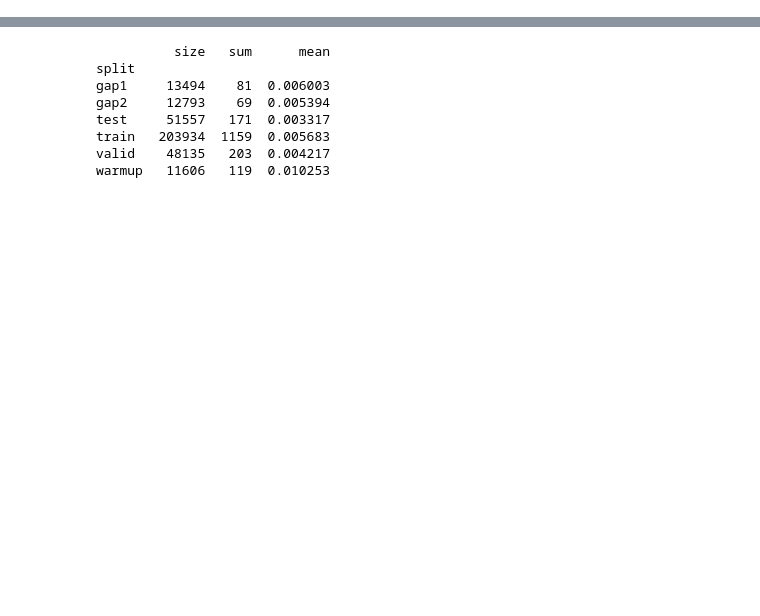
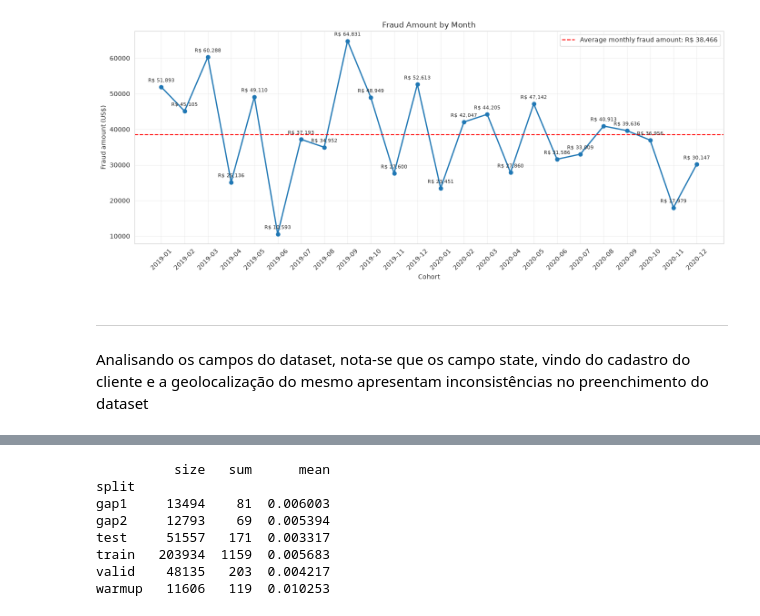
Before and after one commit to bmservilha/nuvemshop_case, a Jupyter notebook: notebooks/1_EDA.ipynb, the cells around one changed output, grey strips where cells are left out. Saved outputs shown, nothing was run; the diff lists cells and outputs as text; code cells hidden in the pictures; blank space fills up the shorter version.

```diff
--- a/notebooks/1_EDA.ipynb
+++ b/notebooks/1_EDA.ipynb
@@ -29 +149,52 @@ raw["txn_id"] = raw.index
+# %%
+amount_num = pd.to_numeric(
+    raw["amount"].astype(str).str.replace(",", ".", regex=False)
+)
+
+monthly_fraud_amount = (
+    raw.loc[raw["is_fraud"].eq(1)]
+    .assign(amount_num=amount_num)
+    .groupby("cohort")["amount_num"]
+    .sum()
+    .reindex(monthly_fraud.index, fill_value=0)
+)
+
+average_monthly_fraud_amount = monthly_fraud_amount.mean()
+x = monthly_fraud_amount.index.astype(str).tolist()
+y = monthly_fraud_amount.to_numpy(dtype=float)
+
+fig, ax = plt.subplots(figsize=(14, 6))
+ax.plot(x, y, marker="o", linewidth=2)
+
+for i, amount in enumerate(y):
+    ax.annotate(
+        f"R$ {amount:,.0f}",
+        (x[i], amount),
+        textcoords="offset points",
+        xytext=(0, 8),
+        ha="center",
+        fontsize=8,
+    )
+
+ax.set_title("Fraud Amount by Month")
+ax.set_xlabel("Cohort")
+ax.set_ylabel("Fraud amount (US$)")
+ax.axhline(
+    average_monthly_fraud_amount,
+    color="red",
+    linestyle="--",
+    linewidth=1.5,
+    label=f"Average monthly fraud amount: R$ {average_monthly_fraud_amount:,.0f}",
+)
+ax.legend(loc="upper right")
+ax.tick_params(axis="x", rotation=45)
+ax.grid(True, alpha=0.3)
+plt.tight_layout()
+plt.show()
+# %% [output]
+[figure, added]
+# %% [markdown]
+---
+# %% [markdown]
+Analisando os campos do dataset, nota-se que os campo state, vindo do cadastro do cliente e a geolocalização do mesmo apresentam inconsistências no preenchimento do dataset
 # %%
```
Also changed, not shown: parts of 50 cells of this notebook, 2 other files.
